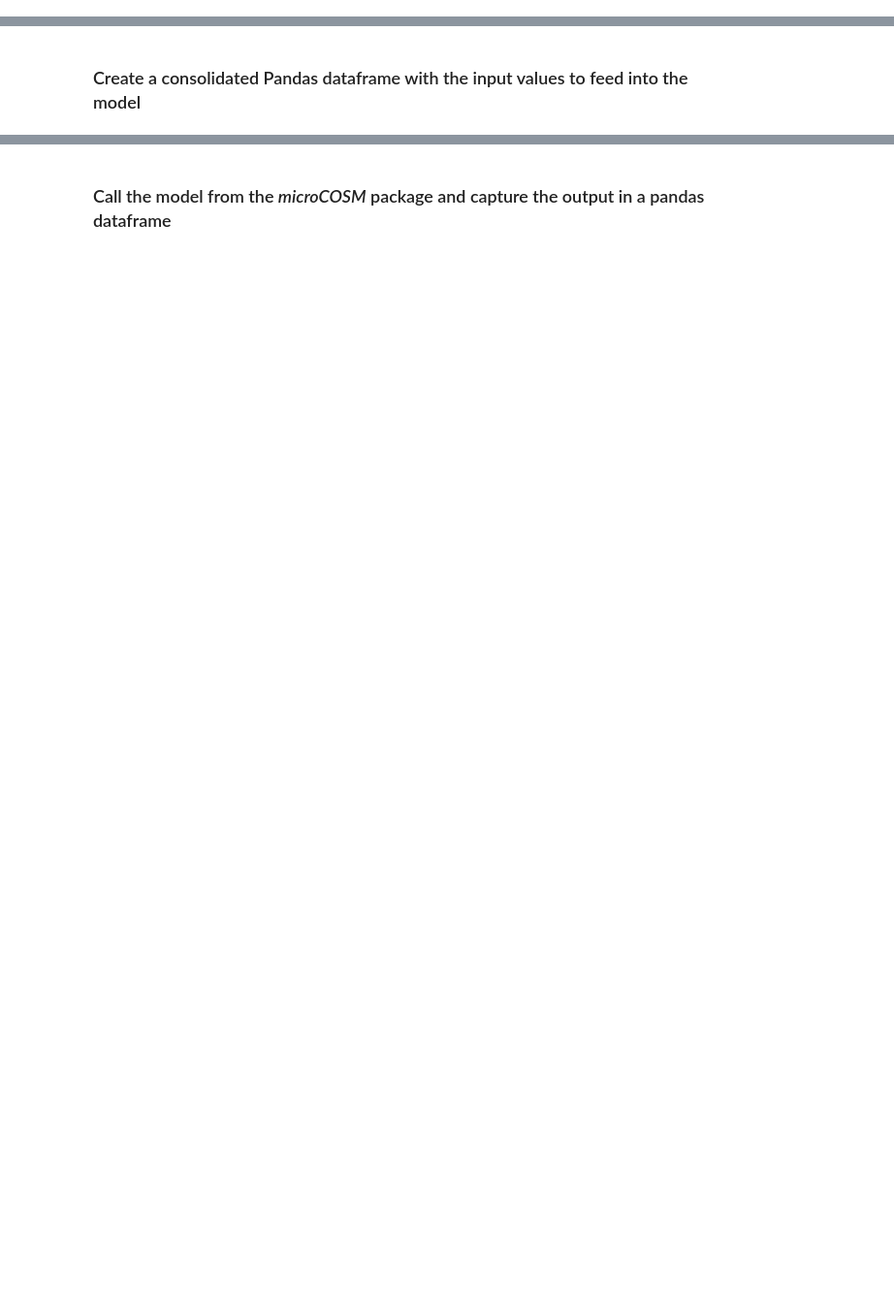
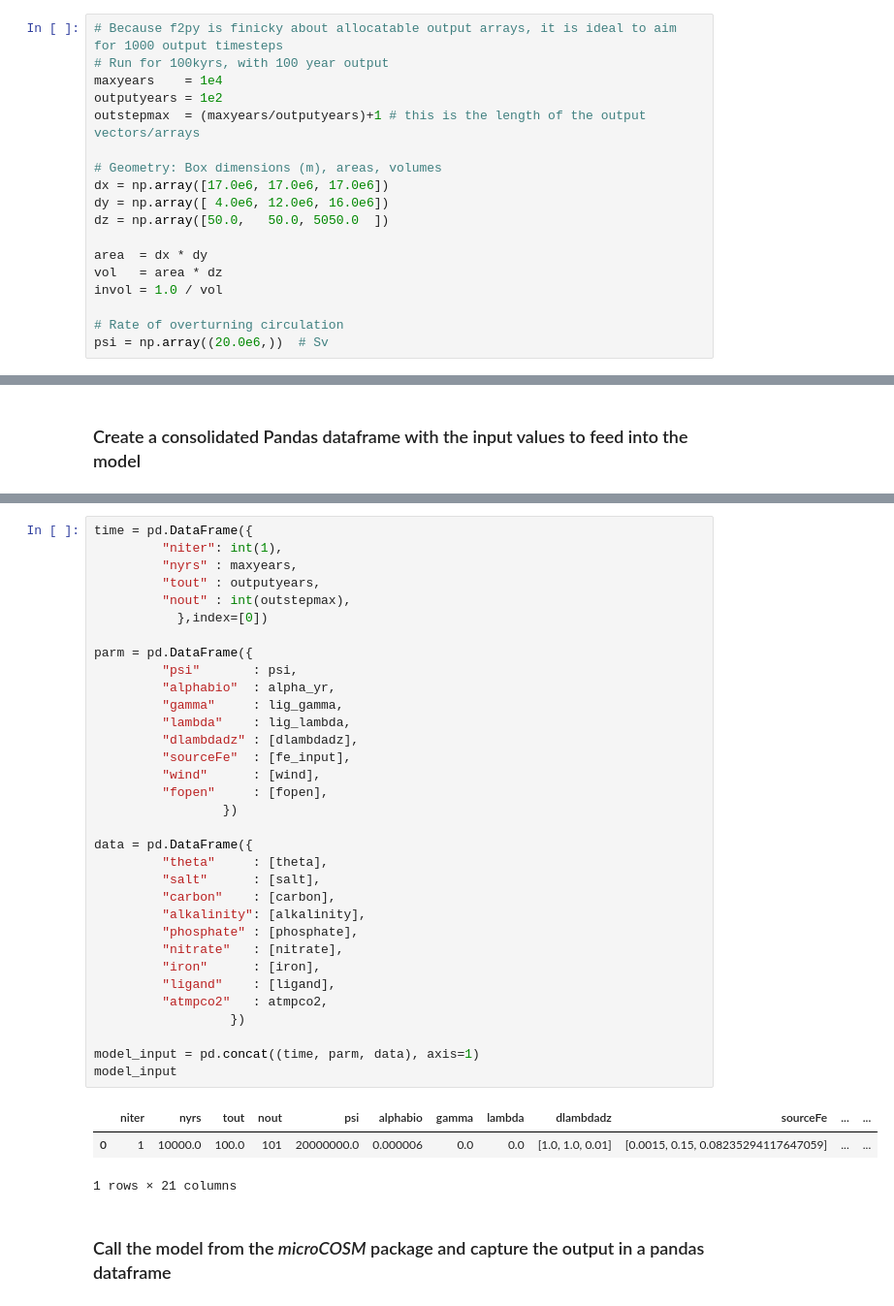
Before and after one commit to seamanticscience/microCOSM, a Jupyter notebook: run_microCOSM.ipynb, the cells around one changed output, grey strips where cells are left out. Shown at 97% size. Saved outputs shown, nothing was run; the diff lists cells and outputs as text; blank space fills up the shorter version.

Commit message:
Generalize geometry and vectorize as much as possible

```diff
--- a/run_microCOSM.ipynb
+++ b/run_microCOSM.ipynb
@@ -100,3 +70,21 @@ dlambdadz=0.01
+# %%
+# Because f2py is finicky about allocatable output arrays, it is ideal to aim for 1000 output timesteps
+# Run for 100kyrs, with 100 year output
+maxyears    = 1e4
+outputyears = 1e2
+outstepmax  = (maxyears/outputyears)+1 # this is the length of the output vectors/arrays
+
+# Geometry: Box dimensions (m), areas, volumes
+dx = np.array([17.0e6, 17.0e6, 17.0e6])
+dy = np.array([ 4.0e6, 12.0e6, 16.0e6])
+dz = np.array([50.0,   50.0, 5050.0  ])
+
+area  = dx * dy
+vol   = area * dz
+invol = 1.0 / vol
+
+# Rate of overturning circulation
+psi = np.array((20.0e6,))  # Sv
 # %% [markdown]
 **Surface iron input rate (Atlantic receives 1.00xdep [g/m2/yr] while SO receives 0.01xdep)**
 
@@ -206,2 +167,39 @@ model_input
+# %%
+time = pd.DataFrame({
+         "niter": int(1),
+         "nyrs" : maxyears,
+         "tout" : outputyears,
+         "nout" : int(outstepmax),
+           },index=[0])
+
+parm = pd.DataFrame({
+         "psi"       : psi,
+         "alphabio"  : alpha_yr,
+         "gamma"     : lig_gamma,
+         "lambda"    : lig_lambda,
+         "dlambdadz" : [dlambdadz],
+         "sourceFe"  : [fe_input],
+         "wind"      : [wind],
+         "fopen"     : [fopen],
+                 })
+
+data = pd.DataFrame({
+         "theta"     : [theta],
+         "salt"      : [salt],
+         "carbon"    : [carbon],
+         "alkalinity": [alkalinity],
+         "phosphate" : [phosphate],
+         "nitrate"   : [nitrate],
+         "iron"      : [iron],
+         "ligand"    : [ligand],
+         "atmpco2"   : atmpco2,
+                  })
+
+model_input = pd.concat((time, parm, data), axis=1)
+model_input
+# %% [output]
+|  | niter | nyrs | tout | nout | psi | alphabio | gamma | lambda | dlambdadz | sourceFe | ... | ... |
+| 0 | 1 | 10000.0 | 100.0 | 101 | 20000000.0 | 0.000006 | 0.0 | 0.0 | [1.0, 1.0, 0.01] | [0.0015, 0.15, 0.08235294117647059] | ... | ... |
+1 rows × 21 columns
 # %% [markdown]
 ### Call the model from the _microCOSM_ package and capture the output in a pandas dataframe
```
Also changed, not shown: parts of 8 cells of this notebook, 9 other files.
